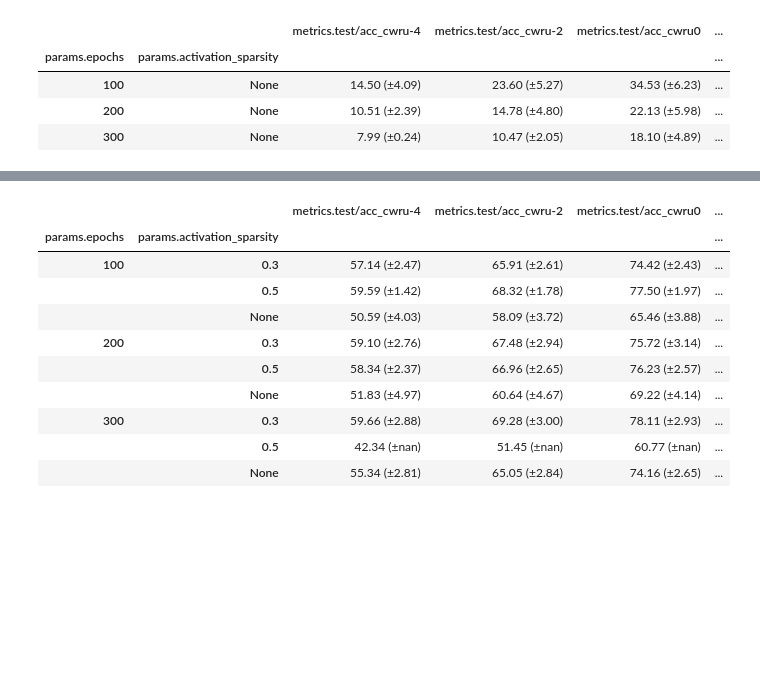
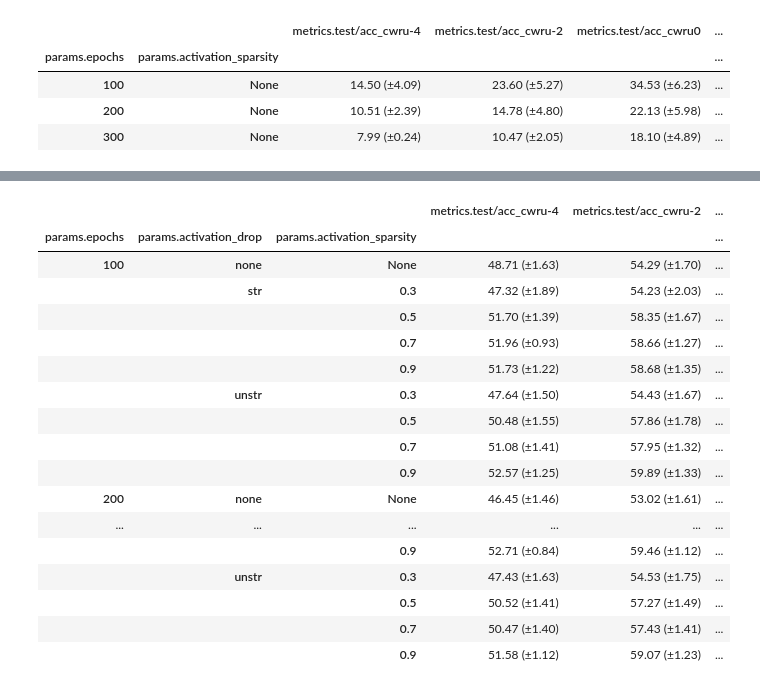
Before and after one commit to lmh970329/sparse-bfd, a Jupyter notebook: result.ipynb, the cells around one changed output, grey strips where cells are left out. Saved outputs shown, nothing was run; the diff lists cells and outputs as text; code cells hidden in the pictures; blank space fills up the shorter version.

```diff
--- a/result.ipynb
+++ b/result.ipynb
@@ -249,0 +652,20 @@ result_table
+# %%
+experiments = mlflow.search_experiments(filter_string="name LIKE 'S-Transformer % MFPT 12KHz'")
+runs = mlflow.search_runs(experiment_ids=[experiment.experiment_id for experiment in experiments])
+
+cols = [f'metrics.test/acc_mfpt_12khz{n}' for n in [-4, -2, 0, 2, 4]] + ['metrics.test/acc_mfpt_12khz']
+
+n = len(runs['params.seed'].unique())
+
+runs[cols] = runs[cols] * 100
+
+means = runs.groupby(by=['params.epochs', 'params.activation_drop', 'params.activation_sparsity'])[cols].mean()
+stds = runs.groupby(by=['params.epochs', 'params.activation_drop', 'params.activation_sparsity'])[cols].std()
+ci_95 = 1.96 * stds / np.sqrt(n)
+
+gen_ci_str = lambda mean, ci: f'{mean:.2f} (±{ci:.2f})'
+def generate_CI_str(means:pd.Series, stds:pd.Series):
+    return means.combine(stds, gen_ci_str)
+
+result_table = means.combine(ci_95, generate_CI_str)
+result_table
@@ -250,14 +690,16 @@ result_table
 # %%
-experiments = mlflow.search_experiments(filter_string="name LIKE 'STFTCNN %'")
-runs = mlflow.search_runs(filter_string="params.model_name = 'stftcnn' and params.activation_drop != 'activation'",experiment_ids=[experiment.experiment_id for experiment in experiments])
+experiments = mlflow.search_experiments(filter_string="name LIKE 'S-Transformer % CWRU 48kHz'")
+runs = mlflow.search_runs(filter_string="params.activation_drop != 'token'", experiment_ids=[experiment.experiment_id for experiment in experiments])
 
 cols = [f'metrics.test/acc_cwru{n}' for n in [-4, -2, 0, 2, 4]] + ['metrics.test/acc_cwru']
 
+n = len(runs['params.seed'].unique())
+
 runs[cols] = runs[cols] * 100
 
-means = runs.groupby(by=['params.epochs', 'params.activation_sparsity'])[cols].mean()
-stds = runs.groupby(by=['params.epochs', 'params.activation_sparsity'])[cols].std()
-ci_95 = 1.96 * stds / np.sqrt(30)
+means = runs.groupby(by=['params.epochs',  'params.activation_drop', 'params.activation_sparsity'])[cols].mean()
+stds = runs.groupby(by=['params.epochs',  'params.activation_drop', 'params.activation_sparsity'])[cols].std()
+ci_95 = 1.96 * stds / np.sqrt(n)
 
 gen_ci_str = lambda mean, ci: f'{mean:.2f} (±{ci:.2f})'
 def generate_CI_str(means:pd.Series, stds:pd.Series):
@@ -277,33 +728,40 @@ result_table
 # %%
-experiments = mlflow.search_experiments(filter_string="name LIKE 'STFTCNN %'")
-runs = mlflow.search_runs(filter_string="params.model_name = 'stftcnn' and params.activation_drop != 'featuremap'",experiment_ids=[experiment.experiment_id for experiment in experiments])
+experiments = mlflow.search_experiments(filter_string="name LIKE 'S-Transformer % CWRU V2'")
+runs = mlflow.search_runs(filter_string="params.activation_drop != 'token'", experiment_ids=[experiment.experiment_id for experiment in experiments])
 
 cols = [f'metrics.test/acc_cwru{n}' for n in [-4, -2, 0, 2, 4]] + ['metrics.test/acc_cwru']
 
 n = len(runs['params.seed'].unique())
 
 runs[cols] = runs[cols] * 100
 
-means = runs.groupby(by=['params.epochs', 'params.activation_sparsity'])[cols].mean()
-stds = runs.groupby(by=['params.epochs', 'params.activation_sparsity'])[cols].std()
+means = runs.groupby(by=['params.epochs', 'params.activation_drop', 'params.activation_sparsity'])[cols].mean()
+stds = runs.groupby(by=['params.epochs', 'params.activation_drop', 'params.activation_sparsity'])[cols].std()
 ci_95 = 1.96 * stds / np.sqrt(n)
 
 gen_ci_str = lambda mean, ci: f'{mean:.2f} (±{ci:.2f})'
 def generate_CI_str(means:pd.Series, stds:pd.Series):
     return means.combine(stds, gen_ci_str)
 
 result_table = means.combine(ci_95, generate_CI_str)
 result_table
 # %% [output]
-|  |  | metrics.test/acc_cwru-4 | metrics.test/acc_cwru-2 | metrics.test/acc_cwru0 | ... |
-| params.epochs | params.activation_sparsity |  |  |  | ... |
-| 100 | 0.3 | 57.14 (±2.47) | 65.91 (±2.61) | 74.42 (±2.43) | ... |
-|  | 0.5 | 59.59 (±1.42) | 68.32 (±1.78) | 77.50 (±1.97) | ... |
-|  | None | 50.59 (±4.03) | 58.09 (±3.72) | 65.46 (±3.88) | ... |
-| 200 | 0.3 | 59.10 (±2.76) | 67.48 (±2.94) | 75.72 (±3.14) | ... |
-|  | 0.5 | 58.34 (±2.37) | 66.96 (±2.65) | 76.23 (±2.57) | ... |
-|  | None | 51.83 (±4.97) | 60.64 (±4.67) | 69.22 (±4.14) | ... |
-| 300 | 0.3 | 59.66 (±2.88) | 69.28 (±3.00) | 78.11 (±2.93) | ... |
-|  | 0.5 | 42.34 (±nan) | 51.45 (±nan) | 60.77 (±nan) | ... |
-|  | None | 55.34 (±2.81) | 65.05 (±2.84) | 74.16 (±2.65) | ... |
+|  |  |  | metrics.test/acc_cwru-4 | metrics.test/acc_cwru-2 | ... |
+| params.epochs | params.activation_drop | params.activation_sparsity |  |  | ... |
+| 100 | none | None | 48.71 (±1.63) | 54.29 (±1.70) | ... |
+|  | str | 0.3 | 47.32 (±1.89) | 54.23 (±2.03) | ... |
+|  |  | 0.5 | 51.70 (±1.39) | 58.35 (±1.67) | ... |
+|  |  | 0.7 | 51.96 (±0.93) | 58.66 (±1.27) | ... |
+|  |  | 0.9 | 51.73 (±1.22) | 58.68 (±1.35) | ... |
+|  | unstr | 0.3 | 47.64 (±1.50) | 54.43 (±1.67) | ... |
+|  |  | 0.5 | 50.48 (±1.55) | 57.86 (±1.78) | ... |
+|  |  | 0.7 | 51.08 (±1.41) | 57.95 (±1.32) | ... |
+|  |  | 0.9 | 52.57 (±1.25) | 59.89 (±1.33) | ... |
+| 200 | none | None | 46.45 (±1.46) | 53.02 (±1.61) | ... |
+| ... | ... | ... | ... | ... | ... |
+|  |  | 0.9 | 52.71 (±0.84) | 59.46 (±1.12) | ... |
+|  | unstr | 0.3 | 47.43 (±1.63) | 54.53 (±1.75) | ... |
+|  |  | 0.5 | 50.52 (±1.41) | 57.27 (±1.49) | ... |
+|  |  | 0.7 | 50.47 (±1.40) | 57.43 (±1.41) | ... |
+|  |  | 0.9 | 51.58 (±1.12) | 59.07 (±1.23) | ... |
 # %%
```
Also changed, not shown: parts of 51 cells of this notebook, 21 other files.
